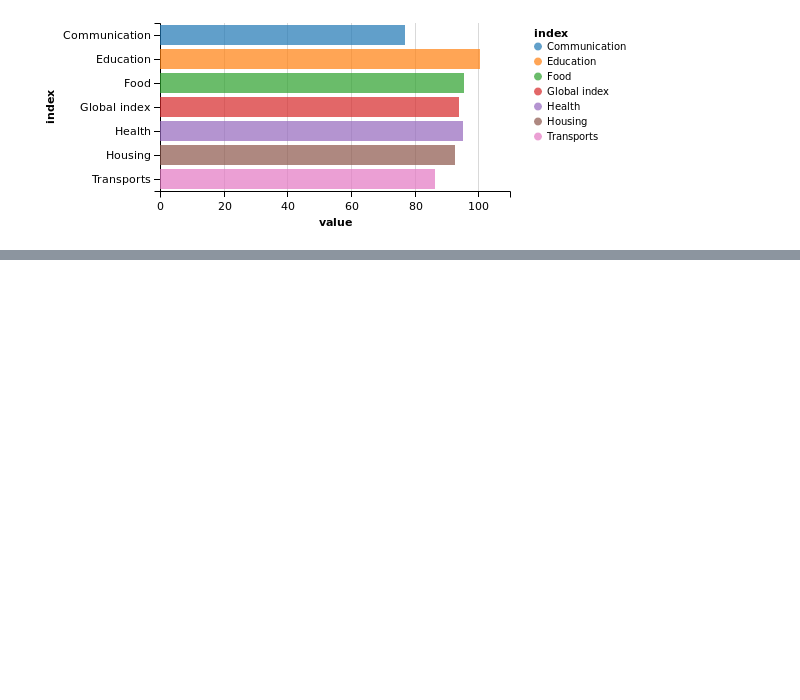
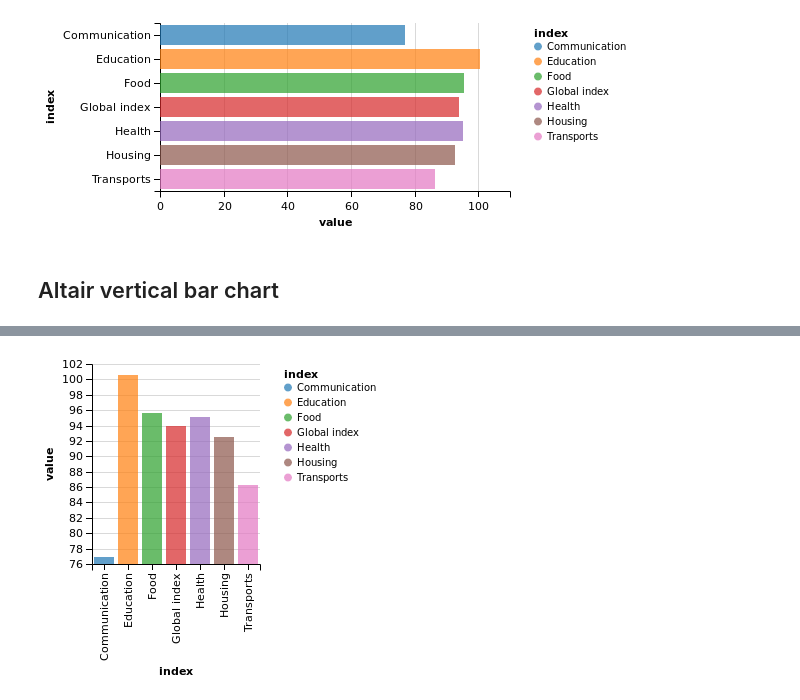
Before and after one commit to synw/django-chartflo-notebooks, a Jupyter notebook: Basic bar charts with aggregated data - Online version.ipynb, the cells around one changed output, grey strips where cells are left out. Drawn from its saved outputs; the diff is of its cells as text; code cells hidden in the pictures; blank space fills up the shorter version.

Commit message:
Update the bar charts notebooks with Altair examples

```diff
--- a/Basic bar charts with aggregated data - Online version.ipynb
+++ b/Basic bar charts with aggregated data - Online version.ipynb
@@ -105,3 +110,10 @@ c
 # %% [output]
 [interactive output not drawn]
 [figure]
+# %% [markdown]
+## Altair vertical bar chart
+# %%
+cf.chart(y, x)
+cf.height(200)
+cf.bar_()
+# %% [output]
@@ -107,0 +121 @@ c
+[figure, added]
```
Also changed, not shown: parts of 4 cells of this notebook.
